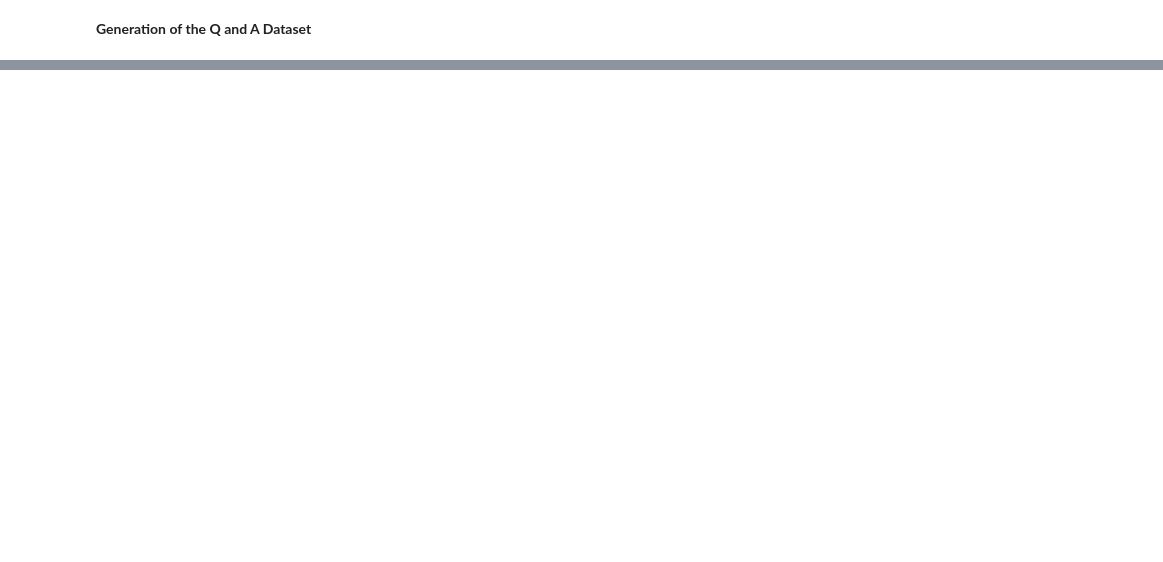
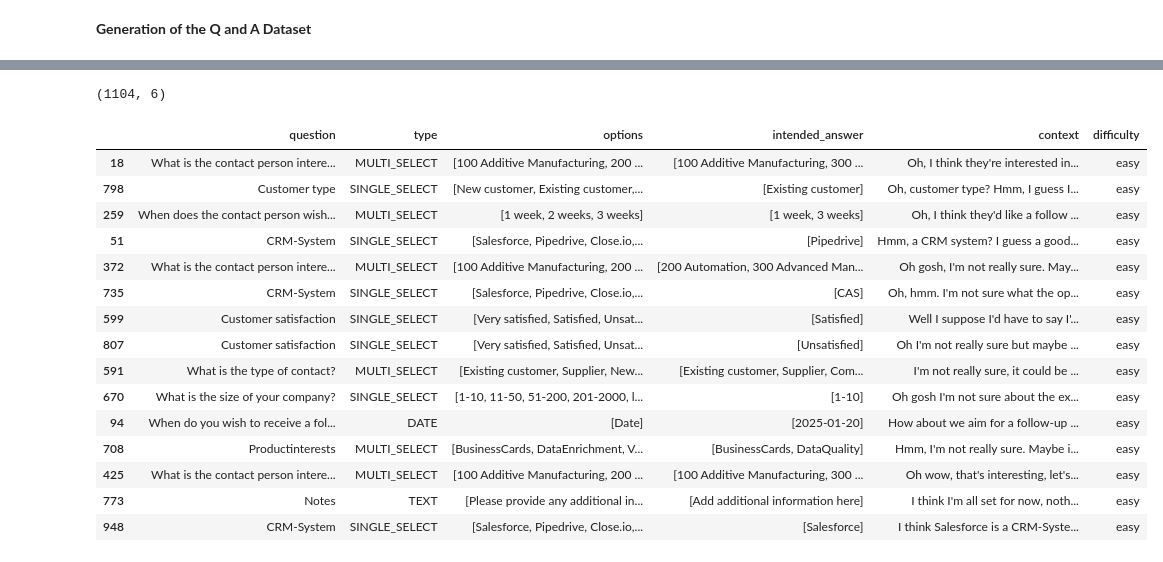
Before and after one commit to alexk2206/tds_capstone, a Jupyter notebook: QA_Dataset.ipynb, the cells around one changed output, grey strips where cells are left out. Saved outputs shown, nothing was run; the diff lists cells and outputs as text; code cells hidden in the pictures; blank space fills up the shorter version.

```diff
--- a/QA_Dataset.ipynb
+++ b/QA_Dataset.ipynb
@@ -247,0 +263,4 @@ qa_dataset.sample(25)
+# %%
+cycle_count = 0
+qa_dataset_2[['context', 'difficulty']] = qa_dataset_2.apply(lambda row: pd.Series(generate_answer_for_row(row)), axis=1)
+qa_dataset_2.to_json('qa_dataset_2.json', orient='records', indent=4)
@@ -247,0 +360,4 @@ qa_dataset.sample(25)
+# %%
+cycle_count = 0
+qa_dataset_3[['context', 'difficulty']] = qa_dataset_3.apply(lambda row: pd.Series(generate_answer_for_row(row)), axis=1)
+qa_dataset_3.to_json('qa_dataset_3.json', orient='records', indent=4)
@@ -247,0 +400,4 @@ qa_dataset.sample(25)
+# %%
+cycle_count = 0
+qa_dataset_4[['context', 'difficulty']] = qa_dataset_4.apply(lambda row: pd.Series(generate_answer_for_row(row)), axis=1)
+qa_dataset_4.to_json('qa_dataset_4.json', orient='records', indent=4)
@@ -248,2 +430,27 @@ qa_dataset.sample(25)
+# %%
+combined_qa_dataset = pd.concat([qa_dataset_1, qa_dataset_2, qa_dataset_3, qa_dataset_4], ignore_index=True)
+print(combined_qa_dataset.shape)
+combined_qa_dataset.to_json('combined_qa_dataset.json', orient='records', indent=4)
+# %% [output]
+(1104, 6)
+# %%
+combined_qa_dataset.sample(15)
+# %% [output]
+|  | question | type | options | intended_answer | context | difficulty |
+| 18 | What is the contact person intere... | MULTI_SELECT | [100 Additive Manufacturing, 200 ... | [100 Additive Manufacturing, 300 ... | Oh, I think they're interested in... | easy |
+| 798 | Customer type | SINGLE_SELECT | [New customer, Existing customer,... | [Existing customer] | Oh, customer type? Hmm, I guess I... | easy |
+| 259 | When does the contact person wish... | MULTI_SELECT | [1 week, 2 weeks, 3 weeks] | [1 week, 3 weeks] | Oh, I think they'd like a follow ... | easy |
+| 51 | CRM-System | SINGLE_SELECT | [Salesforce, Pipedrive, Close.io,... | [Pipedrive] | Hmm, a CRM system? I guess a good... | easy |
+| 372 | What is the contact person intere... | MULTI_SELECT | [100 Additive Manufacturing, 200 ... | [200 Automation, 300 Advanced Man... | Oh gosh, I'm not really sure. May... | easy |
+| 735 | CRM-System | SINGLE_SELECT | [Salesforce, Pipedrive, Close.io,... | [CAS] | Oh, hmm. I'm not sure what the op... | easy |
+| 599 | Customer satisfaction | SINGLE_SELECT | [Very satisfied, Satisfied, Unsat... | [Satisfied] | Well I suppose I'd have to say I'... | easy |
+| 807 | Customer satisfaction | SINGLE_SELECT | [Very satisfied, Satisfied, Unsat... | [Unsatisfied] | Oh I'm not really sure but maybe ... | easy |
+| 591 | What is the type of contact? | MULTI_SELECT | [Existing customer, Supplier, New... | [Existing customer, Supplier, Com... | I'm not really sure, it could be ... | easy |
+| 670 | What is the size of your company? | SINGLE_SELECT | [1-10, 11-50, 51-200, 201-2000, l... | [1-10] | Oh gosh I'm not sure about the ex... | easy |
+| 94 | When do you wish to receive a fol... | DATE | [Date] | [2025-01-20] | How about we aim for a follow-up ... | easy |
+| 708 | Productinterests | MULTI_SELECT | [BusinessCards, DataEnrichment, V... | [BusinessCards, DataQuality] | Hmm, I'm not really sure. Maybe i... | easy |
+| 425 | What is the contact person intere... | MULTI_SELECT | [100 Additive Manufacturing, 200 ... | [100 Additive Manufacturing, 300 ... | Oh wow, that's interesting, let's... | easy |
+| 773 | Notes | TEXT | [Please provide any additional in... | [Add additional information here] | I think I'm all set for now, noth... | easy |
+| 948 | CRM-System | SINGLE_SELECT | [Salesforce, Pipedrive, Close.io,... | [Salesforce] | I think Salesforce is a CRM-Syste... | easy |
 # %%
 qa_dataset.to_json('qa_dataset_large.json', orient='records', lines=False, indent=4)
```
Also changed, not shown: parts of 14 cells of this notebook.
